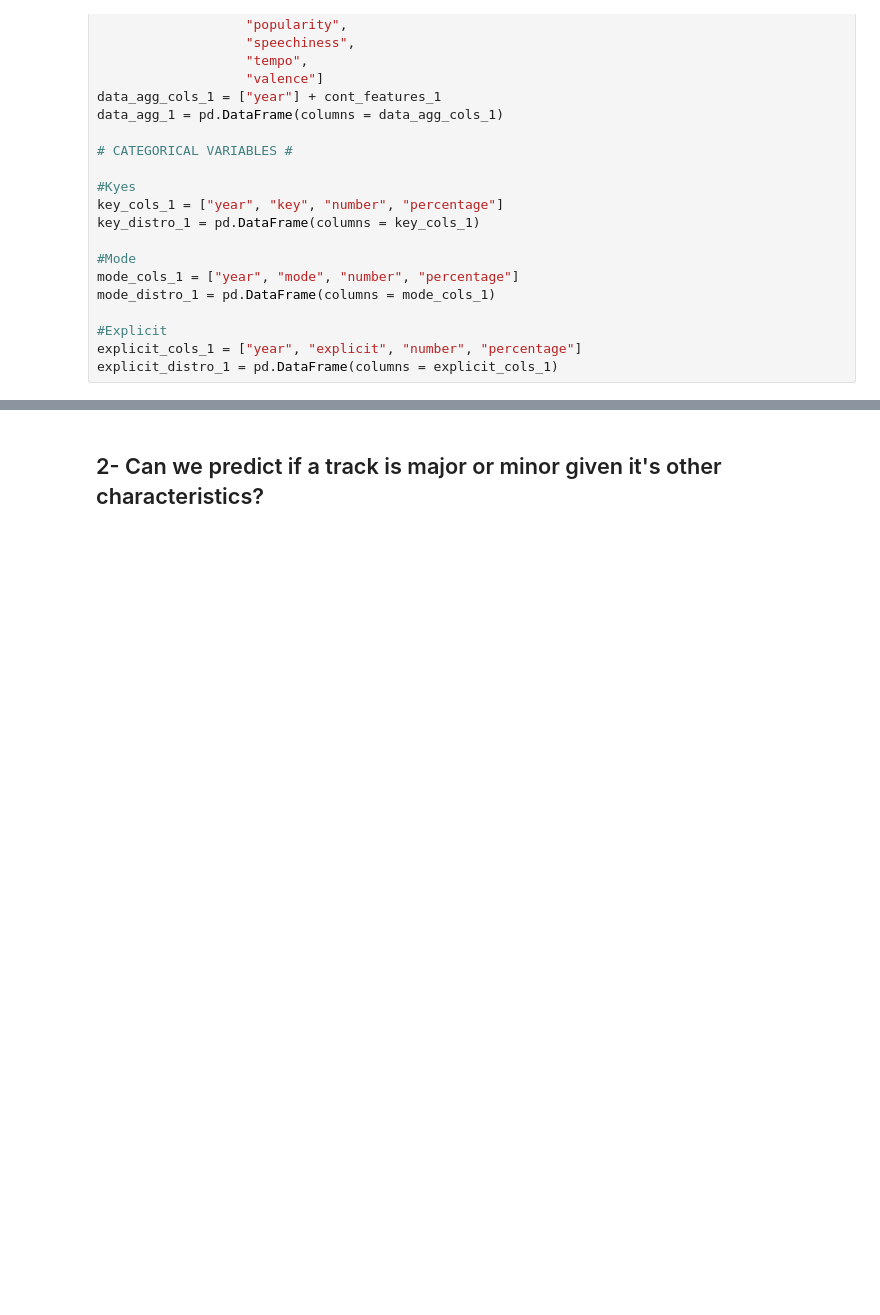
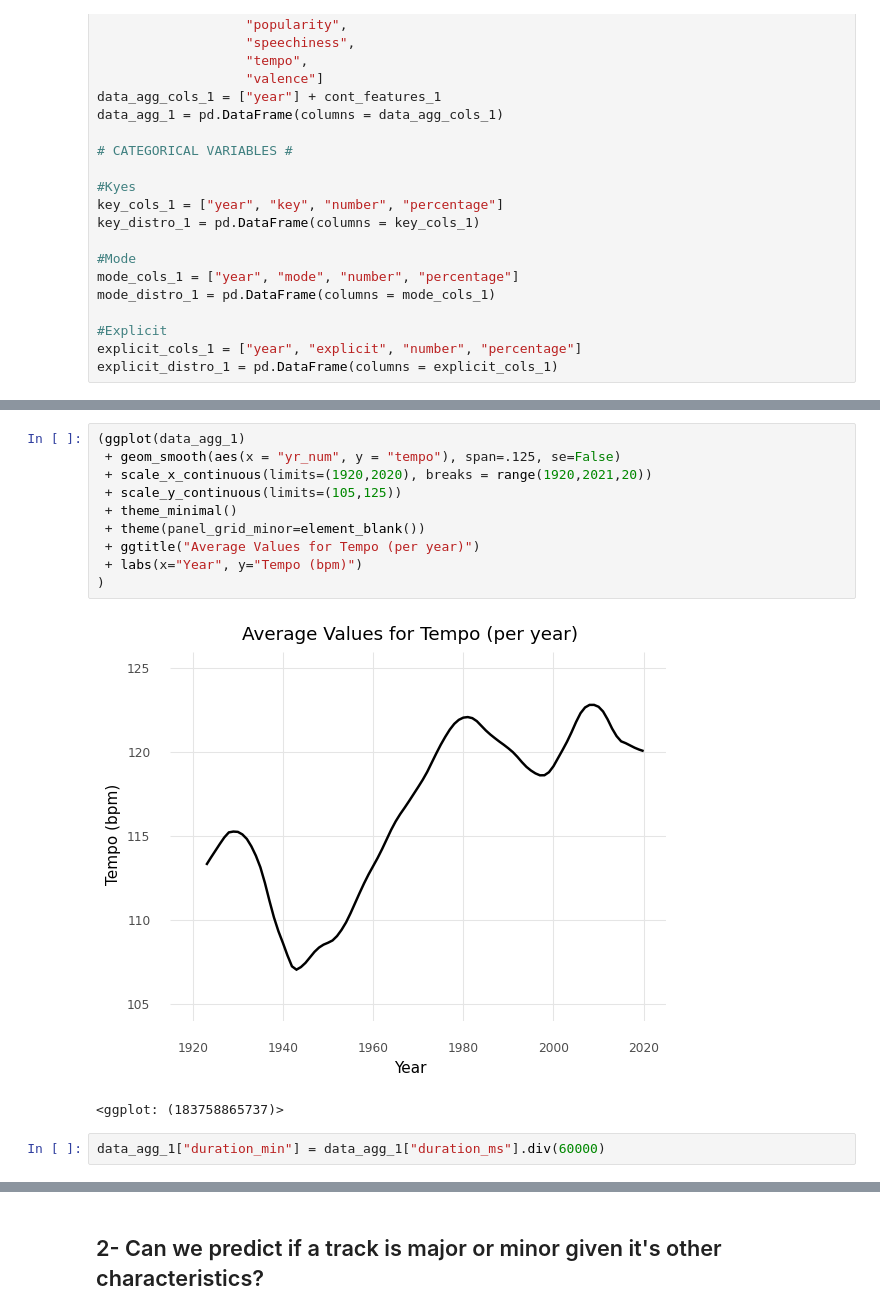
Before and after one commit to danshaub/CPSC392-Final-Project, a Jupyter notebook: Notebooks/Dan-FP.ipynb, the cells around one changed output, grey strips where cells are left out. Drawn from its saved outputs; the diff is of its cells as text; blank space fills up the shorter version.

```diff
--- a/Notebooks/Dan-FP.ipynb
+++ b/Notebooks/Dan-FP.ipynb
@@ -152,0 +184,15 @@ data_agg_1.head()
+# %%
+(ggplot(data_agg_1)
+ + geom_smooth(aes(x = "yr_num", y = "tempo"), span=.125, se=False)
+ + scale_x_continuous(limits=(1920,2020), breaks = range(1920,2021,20))
+ + scale_y_continuous(limits=(105,125))
+ + theme_minimal()
+ + theme(panel_grid_minor=element_blank())
+ + ggtitle("Average Values for Tempo (per year)")
+ + labs(x="Year", y="Tempo (bpm)")
+)
+# %% [output]
+[figure, added]
+<ggplot: (183758865737)>
+# %%
+data_agg_1["duration_min"] = data_agg_1["duration_ms"].div(60000)
```
Also changed, not shown: parts of 10 cells of this notebook.
